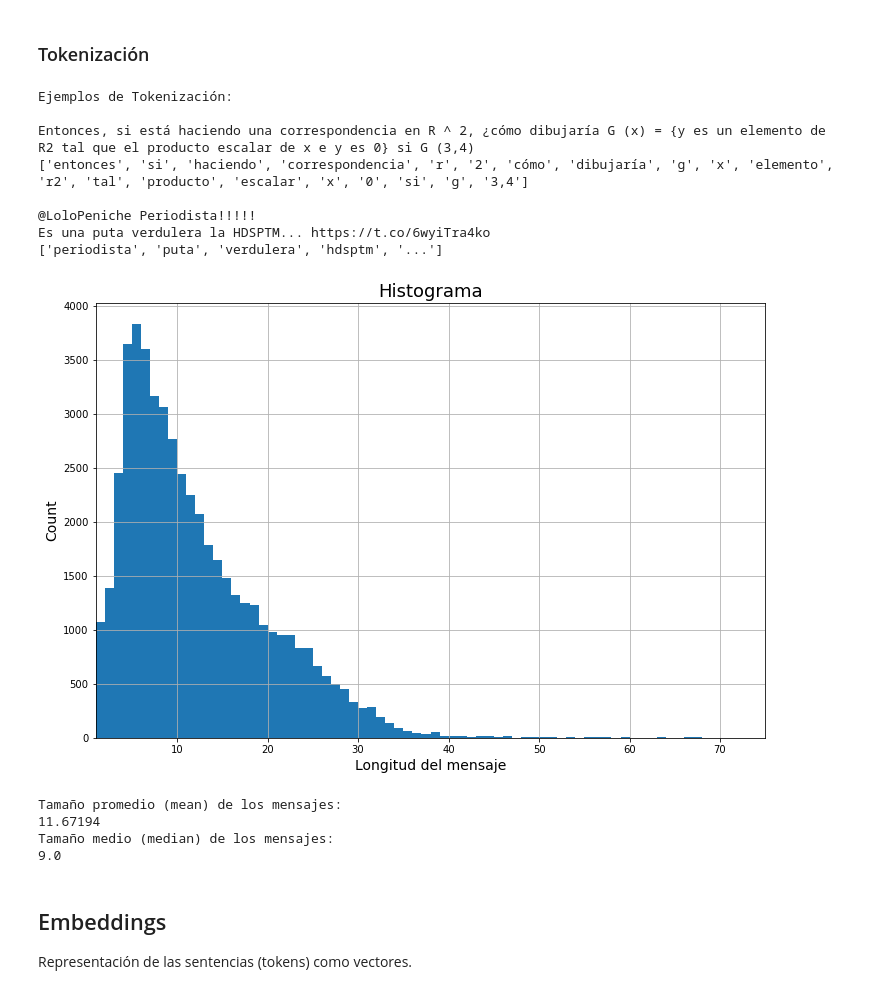
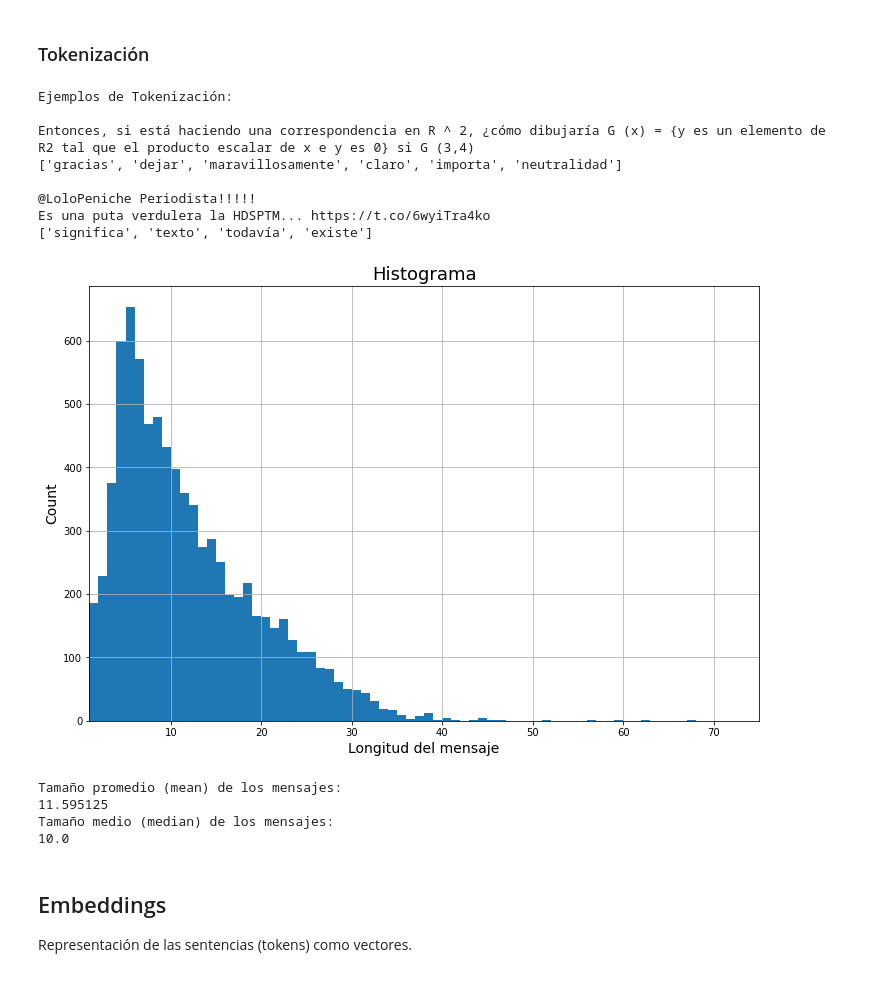
Before and after one commit to Cesard97/ToxicDetection, a Jupyter notebook: ToxicDetection_Solution.ipynb, the cells around one changed output. Drawn from its saved outputs; the diff is of its cells as text; code cells hidden in the pictures.

```diff
--- a/ToxicDetection_Solution.ipynb
+++ b/ToxicDetection_Solution.ipynb
@@ -60,6 +61,5 @@ raw_df.groupby(['label']).count()
 | 0 | 295937 |
 | 1 | 218618 |
 # %%
-# Simplifiación temporal del problema (50.000 mensajes)
-sample_df = raw_df.head(50000)
-y = sample_df.label
+# Simplifiación temporal del problema (10.000 mensajes)
+sample_df = raw_df.head(10000)
@@ -66,3 +68,7 @@ y = sample_df.label
+# %%
+from sklearn.model_selection import train_test_split
+
+X_train, X_test, y_train, y_test = train_test_split(sample_df.message, sample_df.label, test_size=0.20, random_state=42)
 # %% [markdown]
 ## Pre-procesamiento de los datos
 # %% [markdown]
@@ -112,60 +118,65 @@ tt = TweetTokenizer(preserve_case=False, reduce_len=True, strip_handles=True)
 stemmer = SnowballStemmer('spanish')
 stop_words = stopwords.words('spanish')
 
-cleaned_msgs = []
-for txt in tqdm(sample_df.message):
-    # Tokenize tweets
-    cleaned_msgs.append(preprocess_text(txt, tt, stemmer, stop_words))
+# Tokenize messages
+X_train_tk = []
+X_test_tk = []
+
+for txt in tqdm(X_train):
+    X_train_tk.append(preprocess_text(txt, tt, stemmer, stop_words))
+
+for txt in tqdm(X_test):
+    X_test_tk.append(preprocess_text(txt, tt, stemmer, stop_words))
 # %%
 # Ejemplo de Tokenización
 print("Ejemplos de Tokenización:\n")
-print(sample_df.message.iloc[2])
-print(cleaned_msgs[2])
+print(X_train[2])
+print(X_train_tk[2])
 print("")
-print(sample_df.message.iloc[4])
-print(cleaned_msgs[4])
+print(X_train[4])
+print(X_train_tk[4])
 # %% [output]
 Ejemplos de Tokenización:
 
 Entonces, si está haciendo una correspondencia en R ^ 2, ¿cómo dibujaría G (x) = {y es un elemento de R2 tal que el producto escalar de x e y es 0} si G (3,4)
-['entonces', 'si', 'haciendo', 'correspondencia', 'r', '2', 'cómo', 'dibujaría', 'g', 'x', 'elemento', 'r2', 'tal', 'producto', 'escalar', 'x', '0', 'si', 'g', '3,4']
+['gracias', 'dejar', 'maravillosamente', 'claro', 'importa', 'neutralidad']
 
 @LoloPeniche Periodista!!!!!
 Es una puta verdulera la HDSPTM... https://t.co/6wyiTra4ko
-['periodista', 'puta', 'verdulera', 'hdsptm', '...']
+['significa', 'texto', 'todavía', 'existe']
 # %%
 # Histograma (Longitud de mensajes)
 
 msgs_length = []
-for x in cleaned_msgs:
+for x in X_train_tk:
     msgs_length.append(len(x))
 
 # Number of bins
 bins= np.max(np.array(msgs_length))
 
 # Plot
 fig = plt.figure(figsize=(12,8))
 plt.hist(np.array(msgs_length), bins=bins)
 plt.xlim([1, 75])
 plt.xlabel('Longitud del mensaje', fontsize=14)
 plt.ylabel('Count', fontsize=14)
 plt.title('Histograma', fontsize=18)
 plt.grid(True)
 plt.savefig("histogram.png")
 plt.show()
 
 # Print some metrics
 print('Tamaño promedio (mean) de los mensajes:')
 print(np.mean(np.array(msgs_length)))
 
 print('Tamaño medio (median) de los mensajes:')
 print(np.median(np.array(msgs_length)))
 # %% [output]
-[figure, old version]
+[figure, new version]
 Tamaño promedio (mean) de los mensajes:
-11.67194
+11.595125
 Tamaño medio (median) de los mensajes:
-9.0
+10.0
 # %% [markdown]
 ## Embeddings
 
```
Also changed, not shown: parts of 23 cells of this notebook.
